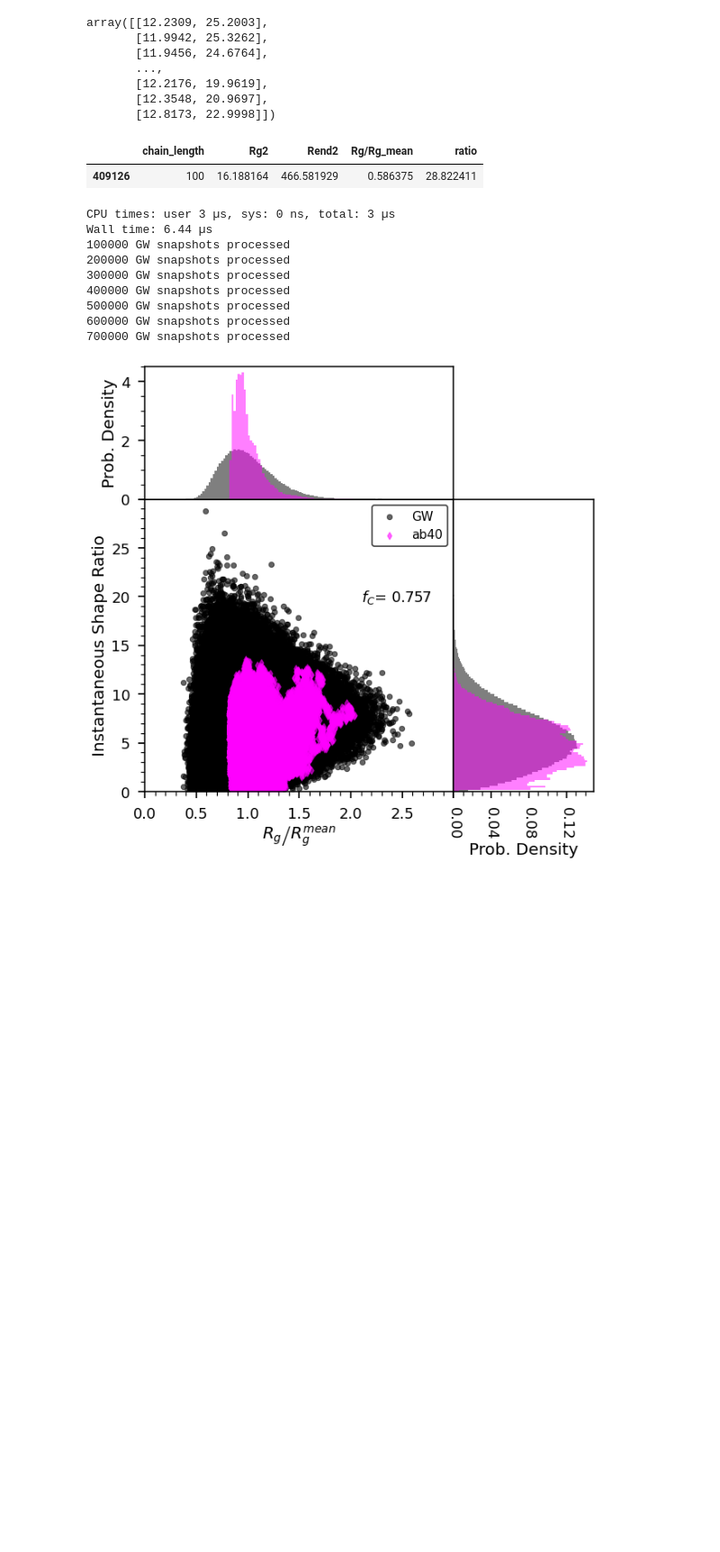
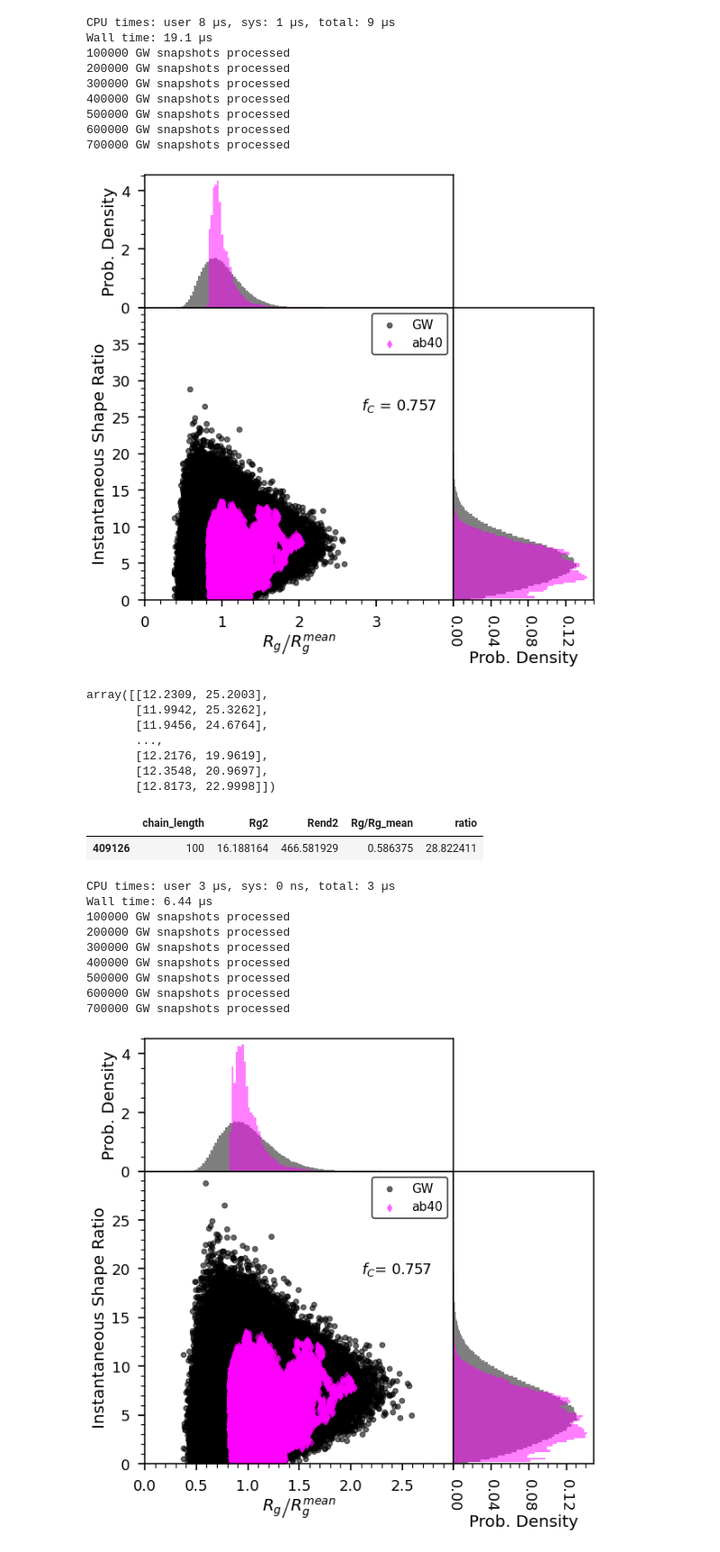
Before and after one commit to hshadman/2d_conformational_landscape_map, a Jupyter notebook: 2d_conformation_map.ipynb, the cells around one changed output. Shown: that part at 90% size. Saved outputs shown, nothing was run; the diff lists cells and outputs as text; code cells hidden in the pictures; blank space fills up the shorter version.

```diff
--- a/2d_conformation_map.ipynb
+++ b/2d_conformation_map.ipynb
@@ -420,3 +413,16 @@ finished iterating through 200000 protein snapshots
+# %%
+map_2d.plot_protein_against_GW('ab40')
+# %% [output]
+CPU times: user 8 µs, sys: 1 µs, total: 9 µs
+Wall time: 19.1 µs
+100000 GW snapshots processed
+200000 GW snapshots processed
+300000 GW snapshots processed
+400000 GW snapshots processed
+500000 GW snapshots processed
+600000 GW snapshots processed
+700000 GW snapshots processed
+[figure, added]
 # %%
 salmon_rg_ree_ratheatmap = pd.read_csv('salmon_rg_ree_ratheatmap.csv')
 lush_ESFF1_rg_ree_ratheatmap = pd.read_csv('lush_ESFF1_rg_ree_ratheatmap.csv')
```
Also changed, not shown: parts of 4 cells of this notebook.
